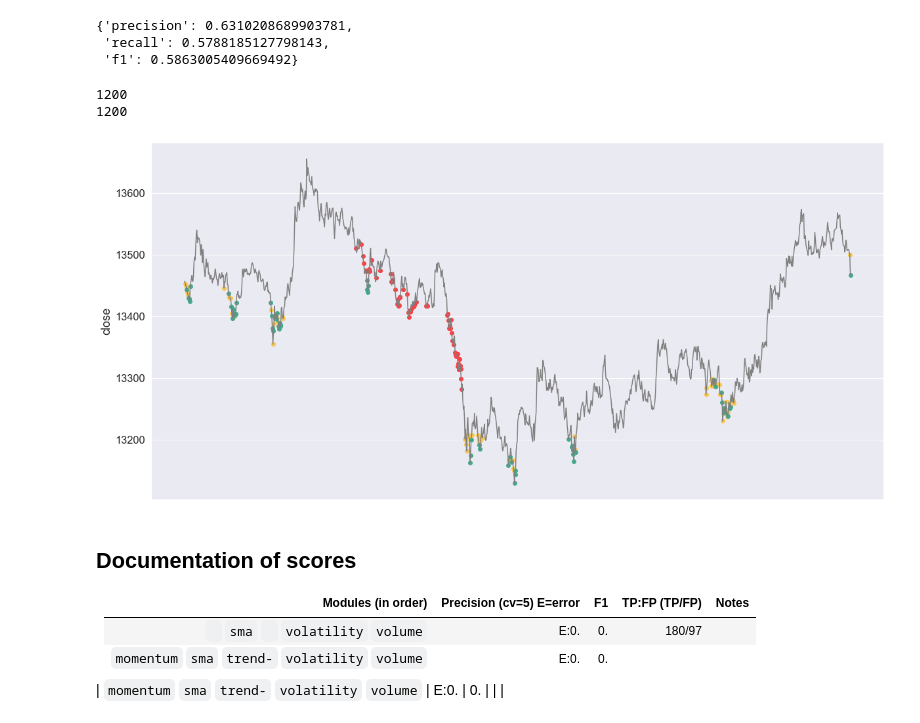
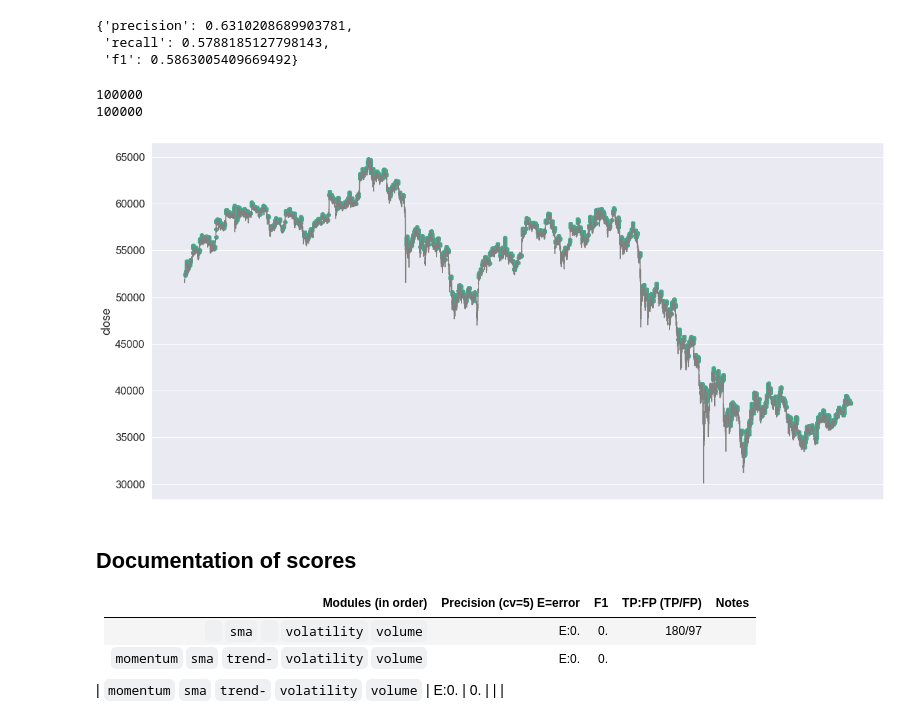
Before and after one commit to sunnymnie/bitcoin-printer, a Jupyter notebook: c-test.ipynb, the cells around one changed output. Cells and saved outputs as stored; diff of their text form; code cells hidden in the pictures.

```diff
--- a/c-test.ipynb
+++ b/c-test.ipynb
@@ -19,6 +21,6 @@ from sklearn.metrics import plot_roc_curve
 # %%
 # df = pd.read_csv("data/BTCUSDT-hour-target-features.csv")
-df = pd.read_csv("data/BTCUSDT-minute-target-features.csv")
+df = pd.read_csv("data/BTCUSDT-minute-target-peak-features.csv")
 
 # df = pd.read_csv("data/BTCUSDT-hour-target-features-all-rate.csv")
 # df = pd.read_csv("data/BTCUSDT-hour-target-features-all-puell.csv")
@@ -73,7 +66,7 @@ indicators = ['volume_nvi_o_close_rate_50',
 # %%
 d = df.copy()
 d.dropna(inplace=True)
-ft_split = 20000
+ft_split = 100000 #20000
 close = d["close"][-ft_split:]
 
 d = d[list(indicators)].copy().astype(np.float32)
@@ -92,6 +92,8 @@ model = RandomForestClassifier()
 model.fit(X_train, y_train)
 # %% [output]
 RandomForestClassifier()
+# %%
+model = load('models/model_minute_peak_v1.test.joblib')
 # %% [markdown]
 ## Precision bug documentation
 
@@ -135,50 +137,50 @@ d
  'f1': 0.5863005409669492}
 # %%
 a = 0
-b = 1200 #max 20000
+b = 100000 #max 20000
 results = model.predict(X_ft[a:b])
 scatter_results = list(map(lambda x, c: c if x == 1 else None, results, close[a:b]))
 
 s_correct = list(map(lambda x, t, c: c if x == 1 and t == 1 else None, results, y_ft[a:b], close[a:b]))
 s_wrong = list(map(lambda x, t, c: c if x == 1 and t == 0 else None, results, y_ft[a:b], close[a:b]))
 s_missed = list(map(lambda x, t, c: c if x == 0 and t == 1 else None, results, y_ft[a:b], close[a:b]))
 
 fig,ax = plt.subplots(figsize=(20, 10))
 
 print(len(close[a:b]))
 print(len(scatter_results))
 
 rows = len(close[a:b])
 
-# ax.scatter(range(rows),
-#             scatter_results,
-#             color="#43aa8b")
+ax.scatter(range(rows),
+            scatter_results,
+            color="#43aa8b")
 
 
-ax.scatter(range(rows),
-            s_missed,
-        color="#f9c74f")
+# ax.scatter(range(rows),
+#             s_missed,
+#         color="#f9c74f")
 
-ax.scatter(range(rows),
-            s_correct,
-        color="#43aa8b")
+# ax.scatter(range(rows),
+#             s_correct,
+#         color="#43aa8b")
 
-ax.scatter(range(rows),
-            s_wrong,
-        color="#f94144")
+# ax.scatter(range(rows),
+#             s_wrong,
+#         color="#f94144")
 
 ax.set_xlabel("time")
 ax.set_ylabel("close")
 ax.plot(range(rows),
         close[a:b],
         color="gray")
 
 ax.tick_params(labelbottom=False)
 ax.axes.xaxis.set_visible(False)
 # %% [output]
-1200
-1200
+100000
+100000
-[figure, old version]
+[figure, new version]
 # %%
 test = pd.DataFrame(results, columns=["target"])
 test["close"] = list(close)
```
Also changed, not shown: parts of 10 cells of this notebook, 11 other files.
